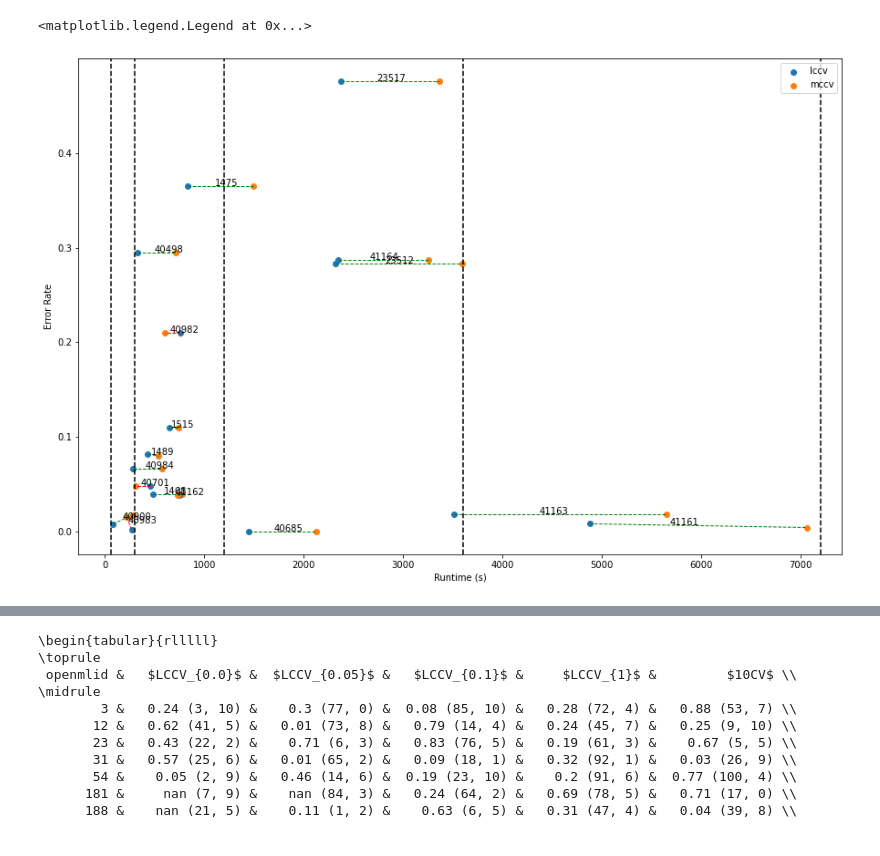
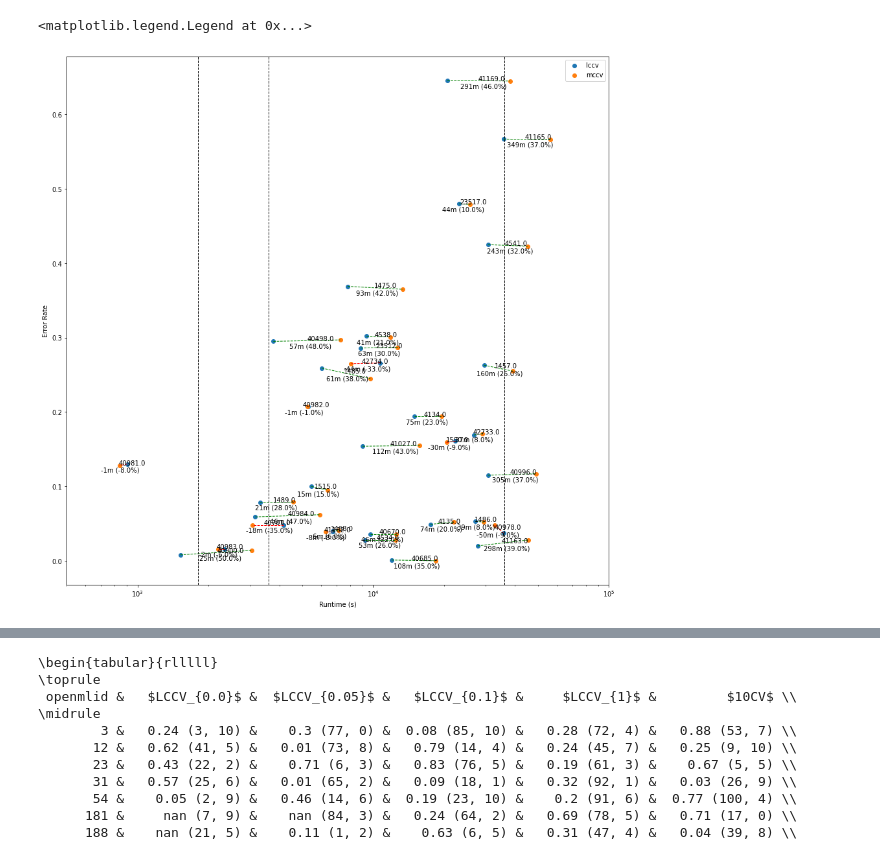
Before and after one commit to fmohr/lccv, a Jupyter notebook: lccv/evaluation-randomsearch.ipynb, the cells around one changed output, grey strips where cells are left out. Drawn from its saved outputs; the diff is of its cells as text; code cells hidden in the pictures.

Commit message:
Adjusted LCCV to allow for a given target and also to enforce that all evaluations are made regardless potential pruning or skipping

```diff
--- a/lccv/evaluation-randomsearch.ipynb
+++ b/lccv/evaluation-randomsearch.ipynb
@@ -34,23 +309,27 @@ dfResults
 # %%
-fig, ax = plt.subplots(figsize=(15, 10))
+dfResults = pd.read_csv("results_random.csv", delimiter=";")
+fig, ax = plt.subplots(figsize=(15, 15))
 i = 0
-for openmlid, dfds in dfResults.groupby("openmlid"):
-    lccv = dfds[dfds["method"] == "lccv"].values[0]
-    mccv = dfds[dfds["method"] == "mccv"].values[0]
-    ax.scatter(lccv[2], lccv[4], color="C0", label="lccv" if i == 0 else None)
-    ax.scatter(mccv[2], mccv[4], color="C1", label="mccv" if i == 0 else None)
-    ax.plot([lccv[2], mccv[2]], [lccv[4], mccv[4]], color="green" if lccv[2] < mccv[2] else "red", linestyle="--", linewidth=1)
-    ax.text((lccv[2] + mccv[2]) / 2.1, (lccv[4] + mccv[4]) / 2, openmlid)
+for i, row in dfResults.iterrows():
+    openmlid = row["openmlid"]
+    lccv = [row["avg_error_lccv"], row["avg_runtime_lccv"]]
+    mccv = [row["avg_error_10cv"], row["avg_runtime_10cv"]]
+    ax.scatter(lccv[1], lccv[0], color="C0", label="lccv" if i == 0 else None)
+    ax.scatter(mccv[1], mccv[0], color="C1", label="mccv" if i == 0 else None)
+    ax.plot([lccv[1], mccv[1]], [lccv[0], mccv[0]], color="green" if lccv[1] < mccv[1] else "red", linestyle="--", linewidth=1)
+    ax.text((lccv[1] + mccv[1]) / 2.1, (lccv[0] + mccv[0]) / 2, openmlid)
+    avg_time_saving = int((mccv[1] - lccv[1]) / 60)
+    avg_reduction = np.round((1 - lccv[1] / mccv[1]) * 100)
+    ax.text((lccv[1] + mccv[1]) / 2.5, (lccv[0] + mccv[0]) / 2 - 0.01, str(avg_time_saving) + "m (" + str(avg_reduction) + "%)")
     i += 1
 ax.set_xlabel("Runtime (s)")
 ax.set_ylabel("Error Rate")
-ax.axvline(60, linestyle="--", color="black")
-ax.axvline(300, linestyle="--", color="black")
-ax.axvline(1200, linestyle="--", color="black")
-ax.axvline(3600, linestyle="--", color="black")
-ax.axvline(7200, linestyle="--", color="black")
-#ax.set_xscale("log")
+ax.axvline(1800, linestyle="--", color="black", linewidth=1)
+ax.axvline(3600, linestyle="--", color="black", linewidth=1)
+ax.axvline(36000, linestyle="--", color="black", linewidth=1)
+ax.set_xlim([5 * 10**2, 10**5])
+ax.set_xscale("log")
 ax.legend()
 # %% [output]
 <matplotlib.legend.Legend at 0x...>
-[figure, old version]
+[figure, new version]
```
Also changed, not shown: parts of 4 cells of this notebook, 16 other files.
